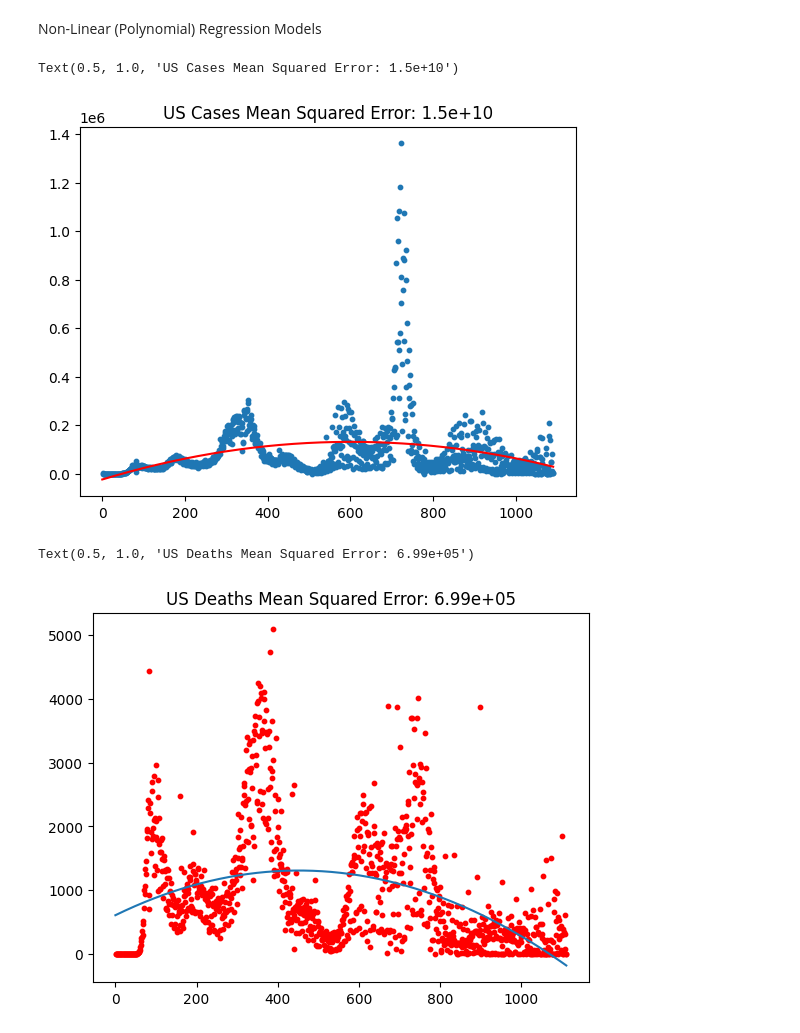
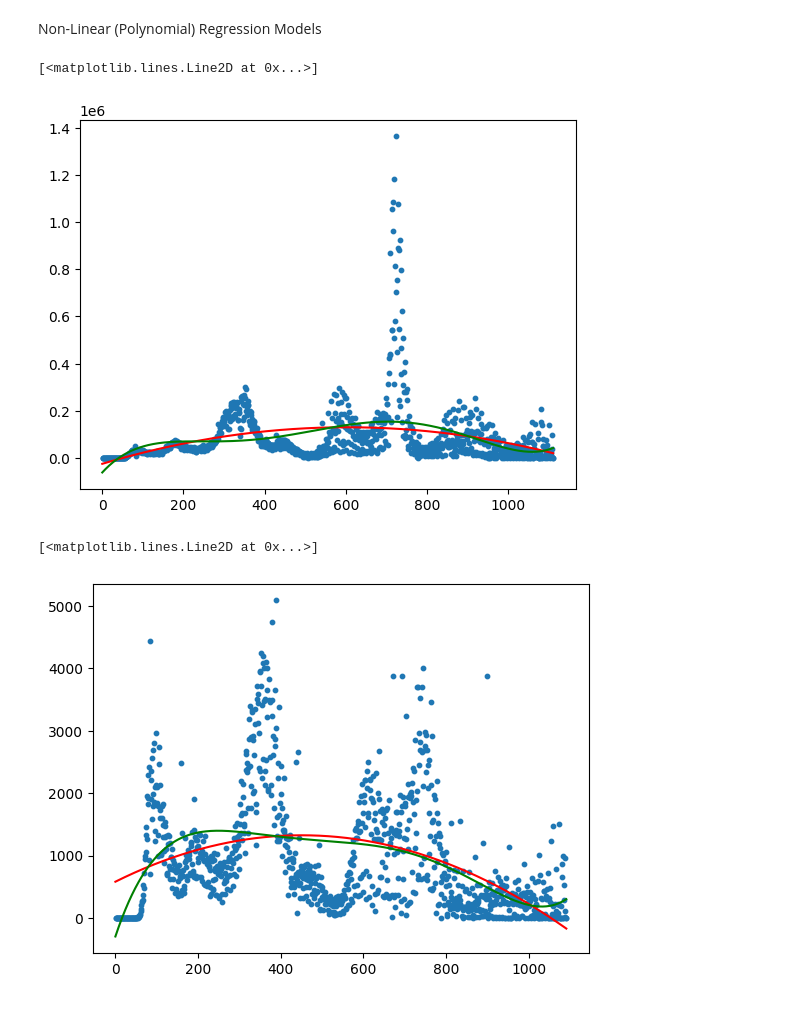
Before and after one commit to ssjung1/csc405-group-project, a Jupyter notebook: Project/src/team/Stage 4 Group.ipynb, the cells around one changed output. Saved outputs shown, nothing was run; the diff lists cells and outputs as text; code cells hidden in the pictures.

```diff
--- a/Project/src/team/Stage 4 Group.ipynb
+++ b/Project/src/team/Stage 4 Group.ipynb
@@ -120,31 +120,38 @@ Non-Linear (Polynomial) Regression Models
 xCases = case_data.reshape((-1, 1))
 yCases = NewUS_Cases
 
-nonlin = PolynomialFeatures(degree=2, include_bias=False).fit_transform(xCases)
-model = LinearRegression().fit(nonlin, yCases)
+cases_nonlin_2 = PolynomialFeatures(degree=2, include_bias=False).fit_transform(xCases)
+cases_nonlin_3 = PolynomialFeatures(degree=5, include_bias=False).fit_transform(xCases)
+cases_model_2 = LinearRegression().fit(cases_nonlin_2, yCases)
+cases_model_3 = LinearRegression().fit(cases_nonlin_3, yCases)
 
-y_pred = model.predict(nonlin)
-x_test = np.linspace(0, 1091, 1091)[:, None]
+cases_y_pred_2 = cases_model_2.predict(cases_nonlin_2)
+cases_y_pred_3 = cases_model_3.predict(cases_nonlin_3)
+x_test = np.linspace(0, 1111, 1111)[:, None]
 
 plt.scatter(xCases.ravel(), yCases, s = 10)
-plt.plot(x_test.ravel(), y_pred, c ="red")
-plt.title("US Cases Mean Squared Error: {0:.3g}".format(mean_squared_error(model.predict(nonlin), yCases)))
+plt.plot(x_test.ravel(), cases_y_pred_2, c ="red")
+plt.plot(x_test.ravel(), cases_y_pred_3, c ="green")
+# plt.title("US Cases Mean Squared Error: {0:.3g}".format(mean_squared_error(model_2.predict(nonlin_2), yCases)))
 # %% [output]
-Text(0.5, 1.0, 'US Cases Mean Squared Error: 1.5e+10')
+[<matplotlib.lines.Line2D at 0x...>]
-[figure, old version]
+[figure, new version]
 # %%
 xDeaths = death_data.reshape((-1, 1))
 yDeaths = NewUS_Deaths
 
-nonlin = PolynomialFeatures(degree=2, include_bias=False).fit_transform(xDeaths)
-model = LinearRegression().fit(nonlin, yDeaths)
+deaths_nonlin_2 = PolynomialFeatures(degree=2, include_bias=False).fit_transform(xDeaths)
+deaths_nonlin_3 = PolynomialFeatures(degree=5, include_bias=False).fit_transform(xDeaths)
+deaths_model_2 = LinearRegression().fit(deaths_nonlin_2, yDeaths)
+deaths_model_3 = LinearRegression().fit(deaths_nonlin_3, yDeaths)
 
-y_pred = model.predict(nonlin)
-x_test = np.linspace(0, 1111, 1111)[:, None]
+deaths_y_pred_2 = deaths_model_2.predict(deaths_nonlin_2)
+deaths_y_pred_3 = deaths_model_3.predict(deaths_nonlin_3)
+x_test = np.linspace(0, 1091, 1091)[:, None]
 
-plt.scatter(xDeaths.ravel(), yDeaths, c ="red", s = 10)
-plt.plot(x_test.ravel(), y_pred)
-plt.title("US Deaths Mean Squared Error: {0:.3g}".format(mean_squared_error(model.predict(nonlin), yDeaths)))
+plt.scatter(xDeaths.ravel(), yDeaths, s = 10)
+plt.plot(x_test.ravel(), deaths_y_pred_2, c ="red")
+plt.plot(x_test.ravel(), deaths_y_pred_3, c ="green")
 # %% [output]
-Text(0.5, 1.0, 'US Deaths Mean Squared Error: 6.99e+05')
+[<matplotlib.lines.Line2D at 0x...>]
-[figure, old version]
+[figure, new version]
```
